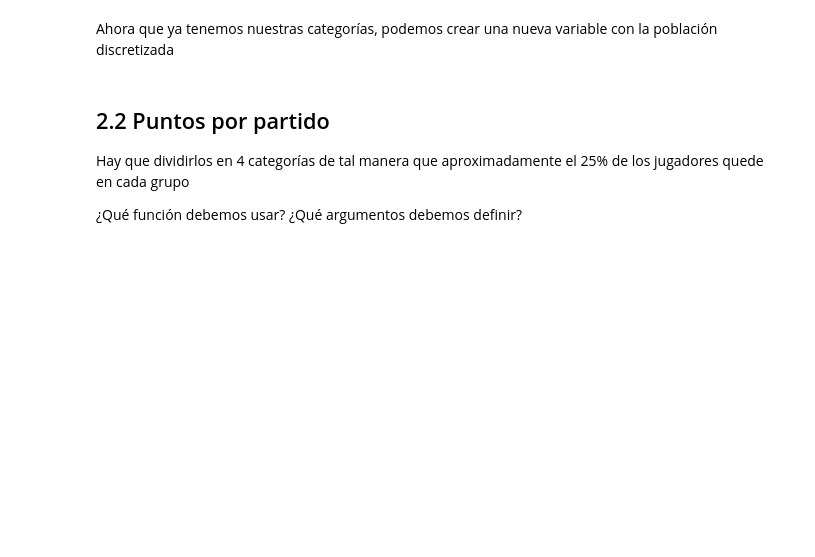
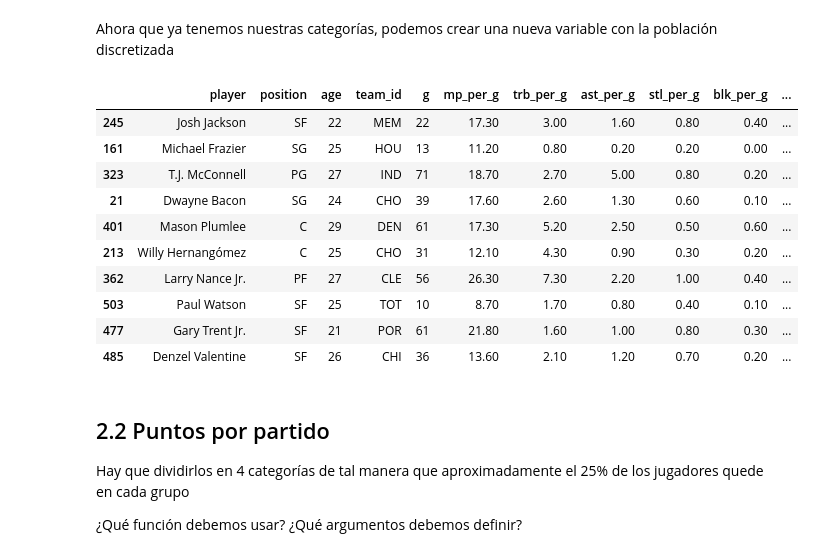
Before and after one commit to carlos1680/CPEDS, a Jupyter notebook: modulo3_DataWrangling/Clase 5 - Discretizacion de Variables/discretizacion_practica.ipynb, the cells around one changed output. Cells and saved outputs as stored; diff of their text form; code cells hidden in the pictures; blank space fills up the shorter version.

```diff
--- a/modulo3_DataWrangling/Clase 5 - Discretizacion de Variables/discretizacion_practica.ipynb
+++ b/modulo3_DataWrangling/Clase 5 - Discretizacion de Variables/discretizacion_practica.ipynb
@@ -8,7 +8,7 @@ pd.options.mode.chained_assignment = None
 # 1. Dataset
 # %%
 # Cargamos el dataset desde el link
-nba = pd.read_csv('/content/drive/MyDrive/Curso CPE Data Wrangling/Clases/datasets/estadisticas_nba.csv')
+nba = pd.read_csv('../DataSets/estadisticas_nba.csv')
 # %%
 # Vemos 10 registros al azar
 nba.sample(10)
@@ -62,8 +74,10 @@ Las categorías son:
 # %% [markdown]
 ¿Qué función debemos usar? ¿Qué argumentos debemos definir?
 # %%
-# Definimos los limites de los intervalos
+# Definimos los limites de los intervalos, bines
+bins_edad = [18, 22, 25, 33, np.inf]
 
 # Lista de categorías
+etiquetas_edad =  ['novato', 'joven', 'adulto', 'veterano']
 # %%
 # Discretizamos la variable de edad
@@ -71,8 +100,22 @@ Las categorías son:
 Ahora que ya tenemos nuestras categorías, podemos crear una nueva variable con la población discretizada
 # %%
 # Creamos la nueva variable
+nba['cat_edad'] = pd.cut(x=nba['age'], bins=bins_edad, labels=etiquetas_edad)
 # %%
 # Observamos la nueva columna
+nba.sample(10)
+# %% [output]
+|  | player | position | age | team_id | g | mp_per_g | trb_per_g | ast_per_g | stl_per_g | blk_per_g | ... |
+| 245 | Josh Jackson | SF | 22 | MEM | 22 | 17.30 | 3.00 | 1.60 | 0.80 | 0.40 | ... |
+| 161 | Michael Frazier | SG | 25 | HOU | 13 | 11.20 | 0.80 | 0.20 | 0.20 | 0.00 | ... |
+| 323 | T.J. McConnell | PG | 27 | IND | 71 | 18.70 | 2.70 | 5.00 | 0.80 | 0.20 | ... |
+| 21 | Dwayne Bacon | SG | 24 | CHO | 39 | 17.60 | 2.60 | 1.30 | 0.60 | 0.10 | ... |
+| 401 | Mason Plumlee | C | 29 | DEN | 61 | 17.30 | 5.20 | 2.50 | 0.50 | 0.60 | ... |
+| 213 | Willy Hernangómez | C | 25 | CHO | 31 | 12.10 | 4.30 | 0.90 | 0.30 | 0.20 | ... |
+| 362 | Larry Nance Jr. | PF | 27 | CLE | 56 | 26.30 | 7.30 | 2.20 | 1.00 | 0.40 | ... |
+| 503 | Paul Watson | SF | 25 | TOT | 10 | 8.70 | 1.70 | 0.80 | 0.40 | 0.10 | ... |
+| 477 | Gary Trent Jr. | SF | 21 | POR | 61 | 21.80 | 1.60 | 1.00 | 0.80 | 0.30 | ... |
+| 485 | Denzel Valentine | SF | 26 | CHI | 36 | 13.60 | 2.10 | 1.20 | 0.70 | 0.20 | ... |
 # %% [markdown]
 ## 2.2 Puntos por partido
 
```
Also changed, not shown: parts of 20 cells of this notebook, 4 other files.
